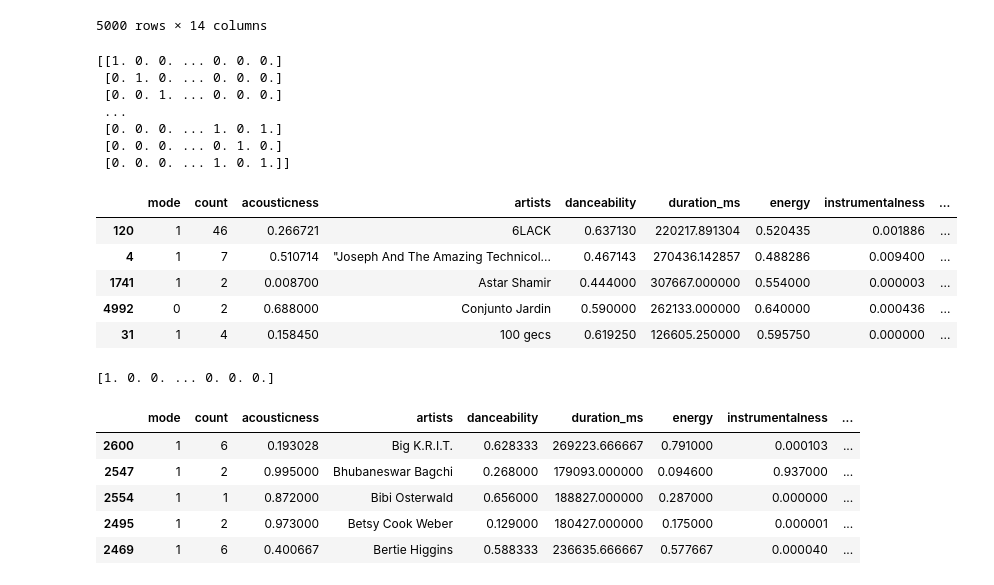
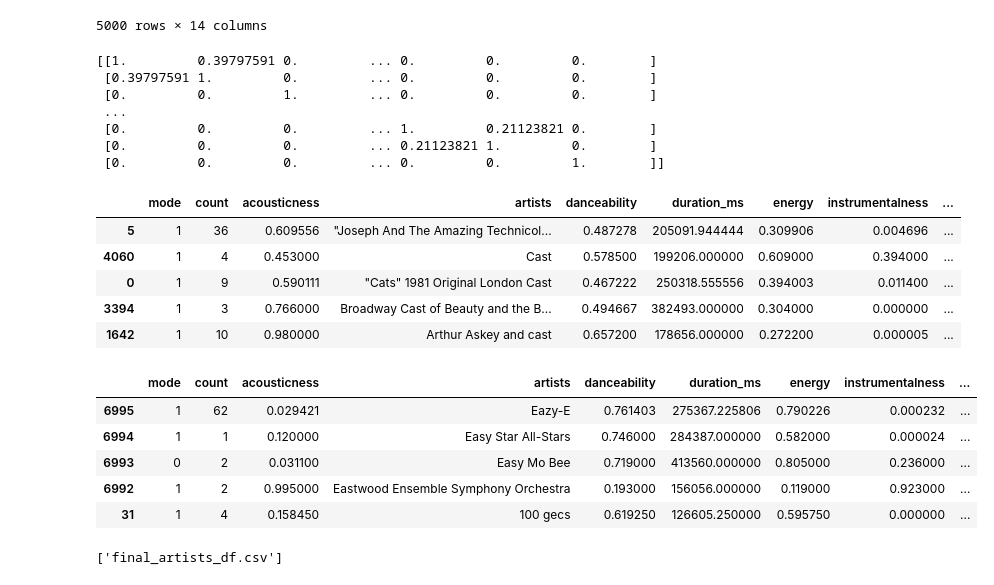
Before and after one commit to J4QK2/MusicRecommendationSystem, a Jupyter notebook: musicRecommendation.ipynb, the cells around one changed output. Cells and saved outputs as stored; diff of their text form; code cells hidden in the pictures.

```diff
--- a/musicRecommendation.ipynb
+++ b/musicRecommendation.ipynb
@@ -226,3 +214,2 @@ def Vectorize(df):
 # %%
-final_artists_df = df_by_artist.head(5000).copy()
-Vectorize(final_artists_df)
+final_artists_df = df_by_artist.head(7000).copy()
@@ -259,0 +216,12 @@ The number of non zero names:  10830
+# %%
+from sklearn.feature_extraction.text import TfidfVectorizer
+
+
+vectorizer = TfidfVectorizer()
+
+tfidf_matrix = vectorizer.fit_transform(final_artists_df['artists'].head(7000))
+
+tfidf_df = pd.DataFrame(tfidf_matrix.toarray(), columns=vectorizer.get_feature_names_out())
+
+print(tfidf_df)
+print("The number of non zero names: ", np.count_nonzero(tfidf_df.values))
@@ -289,13 +285,13 @@ similarity_matrix = cosine_similarity(tfidf_df)
 # %%
 print(similarity_matrix)
 # %% [output]
-[[1. 0. 0. ... 0. 0. 0.]
- [0. 1. 0. ... 0. 0. 0.]
- [0. 0. 1. ... 0. 0. 0.]
+[[1.         0.39797591 0.         ... 0.         0.         0.        ]
+ [0.39797591 1.         0.         ... 0.         0.         0.        ]
+ [0.         0.         1.         ... 0.         0.         0.        ]
  ...
- [0. 0. 0. ... 1. 0. 1.]
- [0. 0. 0. ... 0. 1. 0.]
- [0. 0. 0. ... 1. 0. 1.]]
+ [0.         0.         0.         ... 1.         0.21123821 0.        ]
+ [0.         0.         0.         ... 0.21123821 1.         0.        ]
+ [0.         0.         0.         ... 0.         0.         1.        ]]
 # %%
 similar = similarity_matrix[4]
 top_indices = np.argsort(similar)[::-1][1:6]
@@ -303,15 +299,11 @@ top_indices = np.argsort(similar)[::-1][1:6]
 final_artists_df.iloc[top_indices]
 # %% [output]
 |  | mode | count | acousticness | artists | danceability | duration_ms | energy | instrumentalness | ... |
-| 120 | 1 | 46 | 0.266721 | 6LACK | 0.637130 | 220217.891304 | 0.520435 | 0.001886 | ... |
-| 4 | 1 | 7 | 0.510714 | "Joseph And The Amazing Technicol... | 0.467143 | 270436.142857 | 0.488286 | 0.009400 | ... |
-| 1741 | 1 | 2 | 0.008700 | Astar Shamir | 0.444000 | 307667.000000 | 0.554000 | 0.000003 | ... |
-| 4992 | 0 | 2 | 0.688000 | Conjunto Jardin | 0.590000 | 262133.000000 | 0.640000 | 0.000436 | ... |
-| 31 | 1 | 4 | 0.158450 | 100 gecs | 0.619250 | 126605.250000 | 0.595750 | 0.000000 | ... |
+| 5 | 1 | 36 | 0.609556 | "Joseph And The Amazing Technicol... | 0.487278 | 205091.944444 | 0.309906 | 0.004696 | ... |
+| 4060 | 1 | 4 | 0.453000 | Cast | 0.578500 | 199206.000000 | 0.609000 | 0.394000 | ... |
+| 0 | 1 | 9 | 0.590111 | "Cats" 1981 Original London Cast | 0.467222 | 250318.555556 | 0.394003 | 0.011400 | ... |
+| 3394 | 1 | 3 | 0.766000 | Broadway Cast of Beauty and the B... | 0.494667 | 382493.000000 | 0.304000 | 0.000000 | ... |
+| 1642 | 1 | 10 | 0.980000 | Arthur Askey and cast | 0.657200 | 178656.000000 | 0.272200 | 0.000005 | ... |
-# %%
-print(similarity_matrix[0])
-# %% [output]
-[1. 0. 0. ... 0. 0. 0.]
 # %%
 def isSimilar(artist, song):
     # объединяем как в датасете
@@ -328,11 +320,17 @@ def isSimilar(artist, song):
 
     return final_artists_df.iloc[top_indices]
 # %%
-isSimilar("Michael Jackson", "Diva")
+isSimilar("Eazy-E", "Diva")
 # %% [output]
 |  | mode | count | acousticness | artists | danceability | duration_ms | energy | instrumentalness | ... |
-| 2600 | 1 | 6 | 0.193028 | Big K.R.I.T. | 0.628333 | 269223.666667 | 0.791000 | 0.000103 | ... |
-| 2547 | 1 | 2 | 0.995000 | Bhubaneswar Bagchi | 0.268000 | 179093.000000 | 0.094600 | 0.937000 | ... |
-| 2554 | 1 | 1 | 0.872000 | Bibi Osterwald | 0.656000 | 188827.000000 | 0.287000 | 0.000000 | ... |
-| 2495 | 1 | 2 | 0.973000 | Betsy Cook Weber | 0.129000 | 180427.000000 | 0.175000 | 0.000001 | ... |
-| 2469 | 1 | 6 | 0.400667 | Bertie Higgins | 0.588333 | 236635.666667 | 0.577667 | 0.000040 | ... |
+| 6995 | 1 | 62 | 0.029421 | Eazy-E | 0.761403 | 275367.225806 | 0.790226 | 0.000232 | ... |
+| 6994 | 1 | 1 | 0.120000 | Easy Star All-Stars | 0.746000 | 284387.000000 | 0.582000 | 0.000024 | ... |
+| 6993 | 0 | 2 | 0.031100 | Easy Mo Bee | 0.719000 | 413560.000000 | 0.805000 | 0.236000 | ... |
+| 6992 | 1 | 2 | 0.995000 | Eastwood Ensemble Symphony Orchestra | 0.193000 | 156056.000000 | 0.119000 | 0.923000 | ... |
+| 31 | 1 | 4 | 0.158450 | 100 gecs | 0.619250 | 126605.250000 | 0.595750 | 0.000000 | ... |
+# %%
+import joblib as jb
+
+jb.dump(final_artists_df, "final_artists_df.csv")
+# %% [output]
+['final_artists_df.csv']
```
Also changed, not shown: parts of 5 cells of this notebook, 1 other file.
